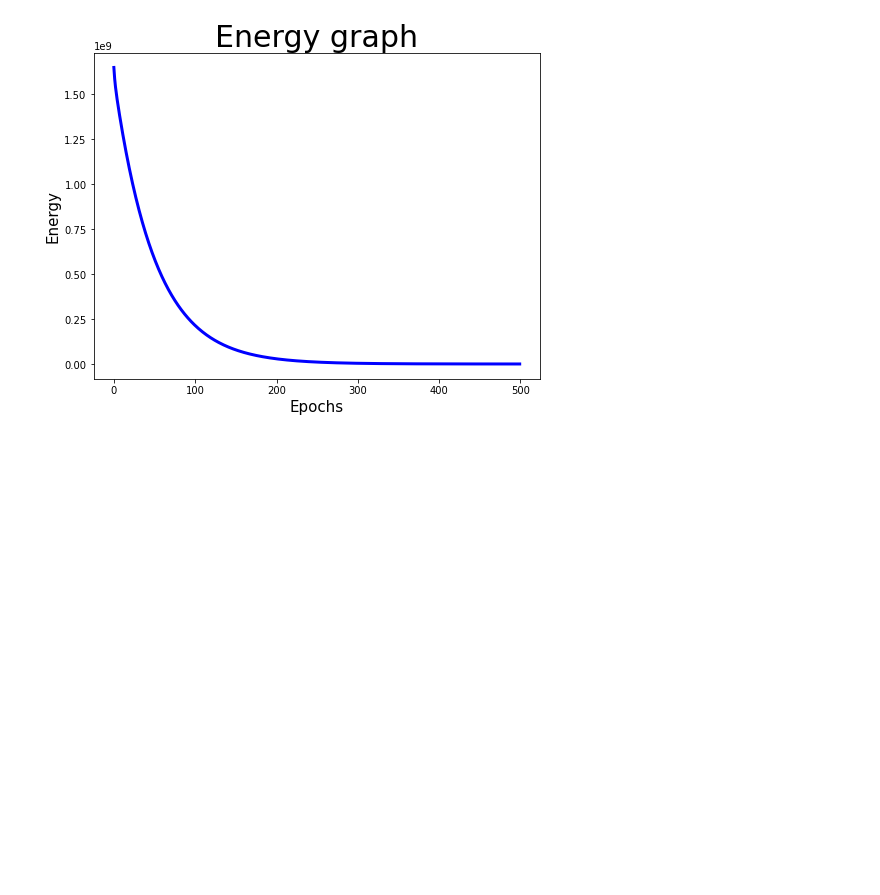
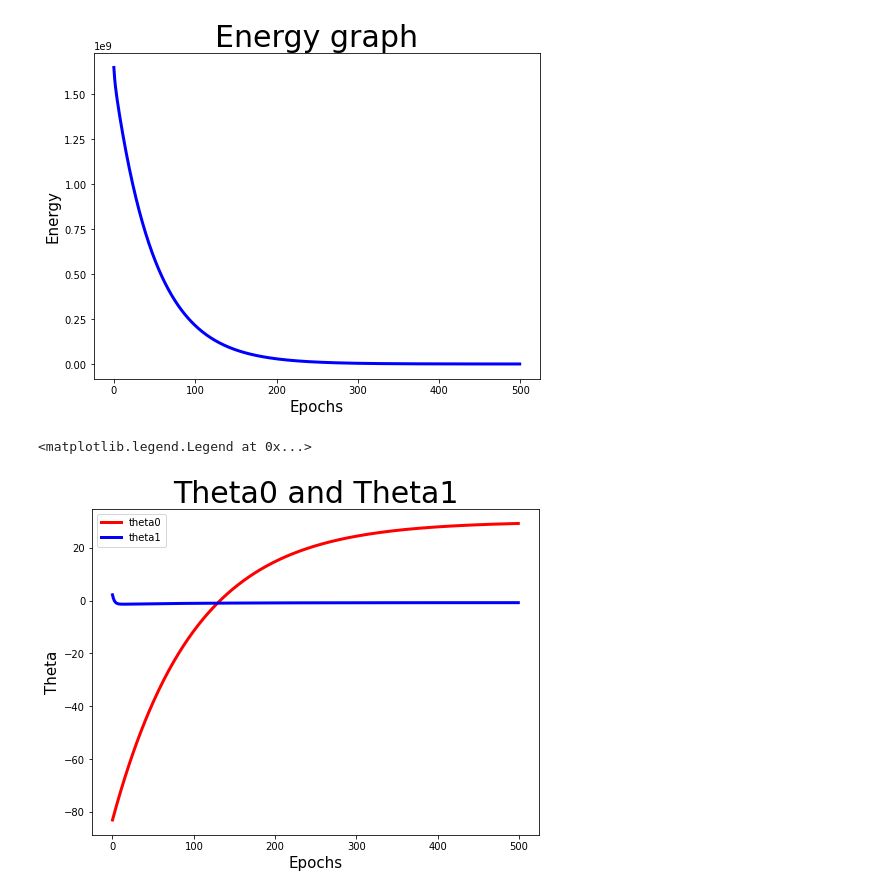
Before and after one commit to thdgmltjd123/MLProject, a Jupyter notebook: 20150711_Assignment01.ipynb, the cells around one changed output. Drawn from its saved outputs; the diff is of its cells as text; code cells hidden in the pictures; blank space fills up the shorter version.

Commit message:
Assignment01_model_parameter_graph

```diff
--- a/20150711_Assignment01.ipynb
+++ b/20150711_Assignment01.ipynb
@@ -75,3 +75,14 @@ plt.plot(np.arange(len(energy_val)),energy_val, c = "blue", linewidth = 3)
 # %% [output]
 [<matplotlib.lines.Line2D at 0x...>]
 [figure]
+# %%
+plt.figure(figsize = (8,6))
+plt.title("Theta0 and Theta1", fontsize = 30)
+plt.xlabel("Epochs",fontsize = 15)
+plt.ylabel("Theta",fontsize = 15)
+plt.plot(np.arange(len(theta0_val)),theta0_val,c = "red",linewidth = 3 )
+plt.plot(np.arange(len(theta1_val)),theta1_val,c = "blue", linewidth = 3 )
+plt.legend(["theta0","theta1"],loc = "upper left")
+# %% [output]
+<matplotlib.legend.Legend at 0x...>
+[figure, added]
```
